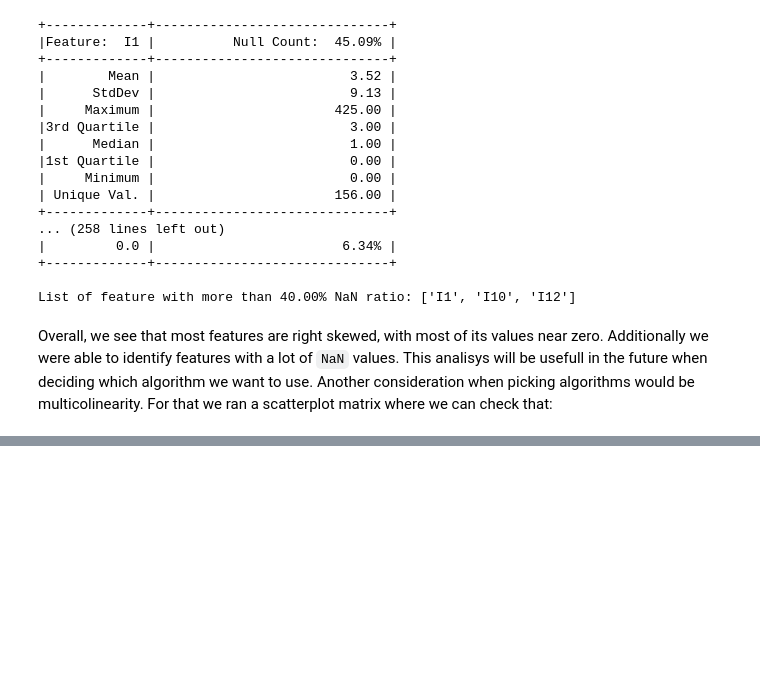
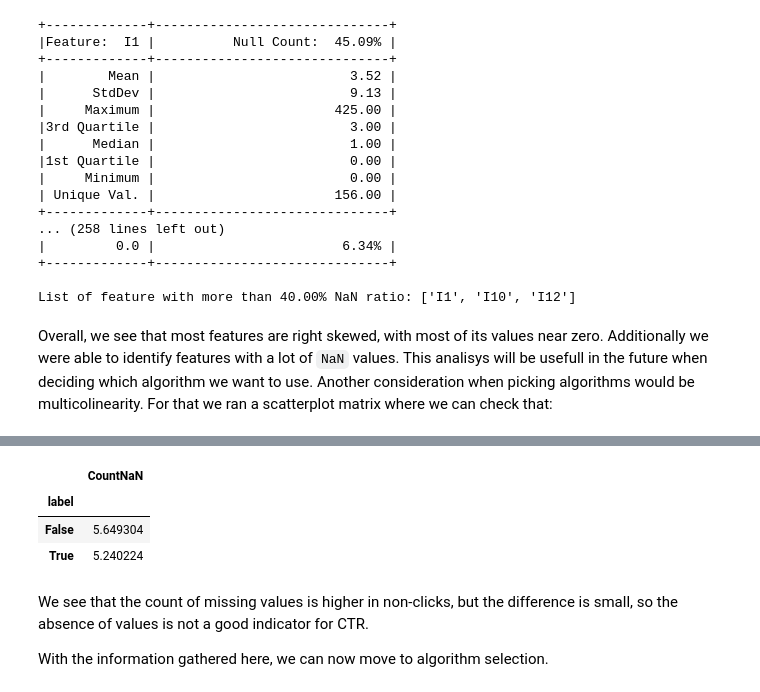
Before and after one commit to MScatolin/W261-SP19-Team13-FinalProject, a Jupyter notebook: QuestionFormulation.ipynb, the cells around one changed output, grey strips where cells are left out. Saved outputs shown, nothing was run; the diff lists cells and outputs as text; code cells hidden in the pictures; blank space fills up the shorter version.

```diff
--- a/QuestionFormulation.ipynb
+++ b/QuestionFormulation.ipynb
@@ -346,0 +381,5 @@ dict_keys([0.0, 1.0, 2.0, 3.0, 4.0])
+# %%
+# checking the average NaN count in each row:
+toyTrainPandasDF = toyTrainDF.toPandas()
+countNullDF = toyTrainPandasDF.isnull().sum(axis=1).rename('CountNaN')
+countNullDF.describe()
@@ -346,0 +396,13 @@ dict_keys([0.0, 1.0, 2.0, 3.0, 4.0])
+# %%
+# concat dataframes and crosstab
+countNullDF = pd.concat([toyTrainPandasDF['label'], countNullDF], axis=1)
+countNullDF.groupby('label').mean()
+# %% [output]
+|  | CountNaN |
+| label |  |
+| False | 5.649304 |
+| True | 5.240224 |
+# %% [markdown]
+We see that the count of missing values is higher in non-clicks, but the difference is small, so the absence of values is not a good indicator for CTR.
+
+With the information gathered here, we can now move to algorithm selection.
```
Also changed, not shown: parts of 18 cells of this notebook.
